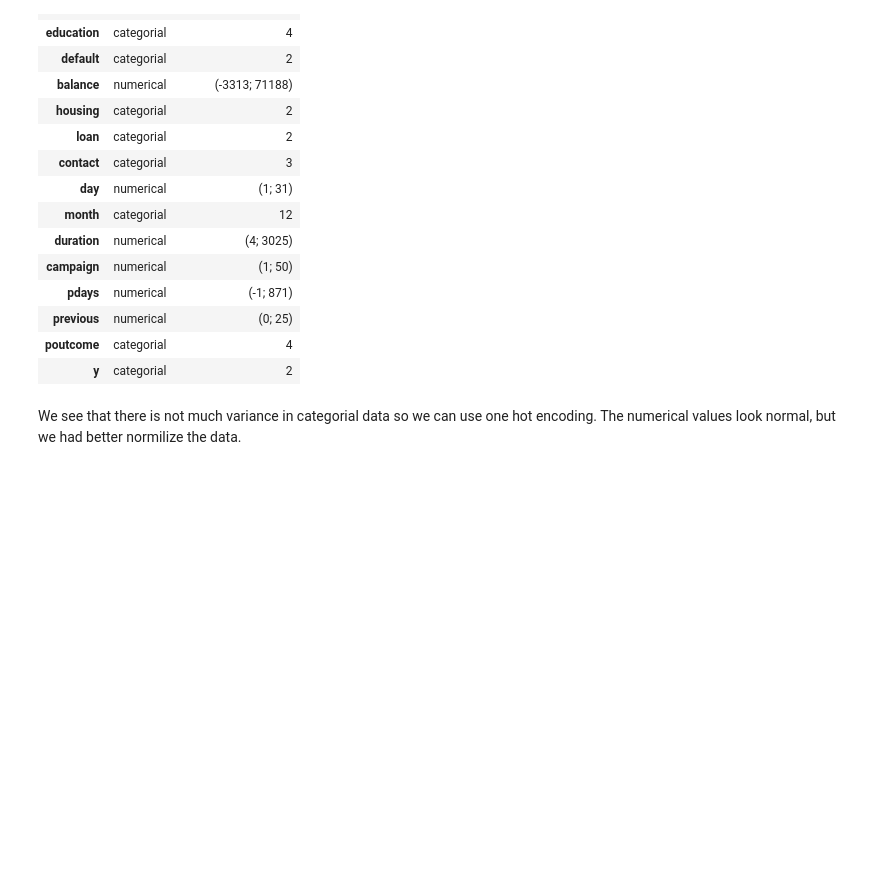
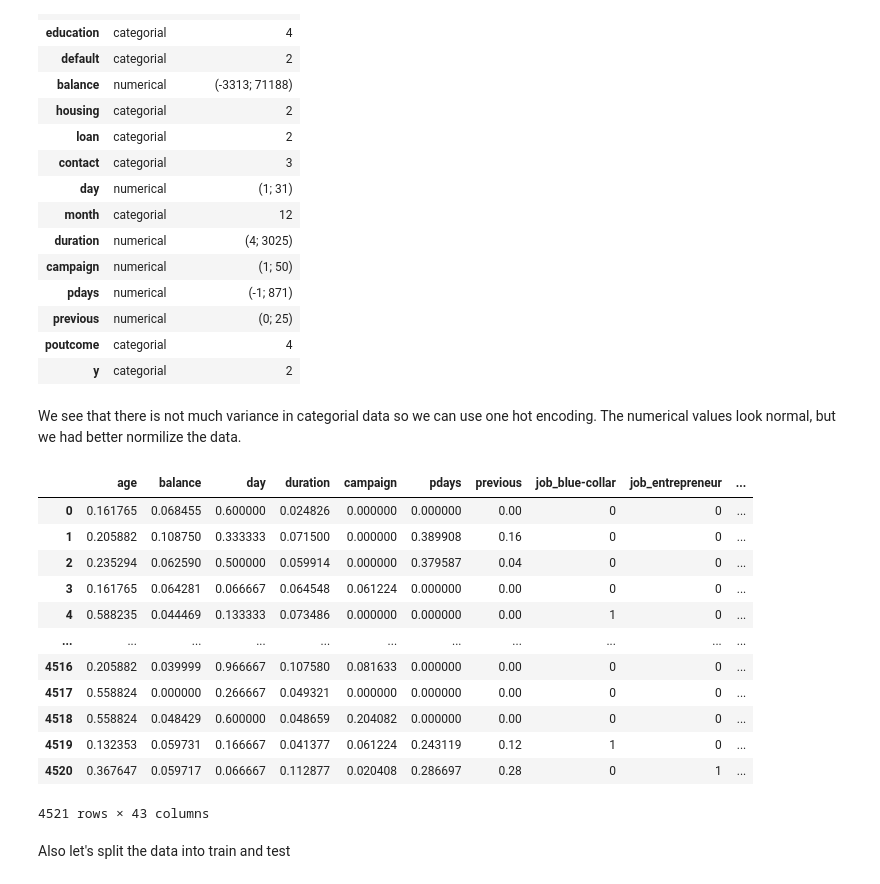
Before and after one commit to SIrRob525/Credit-scoring-experiments, a Jupyter notebook: credit-scoring-analysis.ipynb, the cells around one changed output. Drawn from its saved outputs; the diff is of its cells as text; code cells hidden in the pictures; blank space fills up the shorter version.

Commit message:
Finished preprocessing, trained logistic regression

```diff
--- a/credit-scoring-analysis.ipynb
+++ b/credit-scoring-analysis.ipynb
@@ -79,3 +81,32 @@ values_df
 | y | categorial | 2 |
 # %% [markdown]
 We see that there is not much variance in categorial data so we can use one hot encoding. The numerical values look normal, but we had better normilize the data.
+# %%
+from sklearn.preprocessing import MinMaxScaler
+
+
+df2 = pd.get_dummies(
+    data=df,
+    columns=cat_features,
+    drop_first=True,
+    dtype="int")
+
+scaler = MinMaxScaler()
+df2[num_features] = scaler.fit_transform(df2[num_features])
+df2
+# %% [output]
+|  | age | balance | day | duration | campaign | pdays | previous | job_blue-collar | job_entrepreneur | ... |
+| 0 | 0.161765 | 0.068455 | 0.600000 | 0.024826 | 0.000000 | 0.000000 | 0.00 | 0 | 0 | ... |
+| 1 | 0.205882 | 0.108750 | 0.333333 | 0.071500 | 0.000000 | 0.389908 | 0.16 | 0 | 0 | ... |
+| 2 | 0.235294 | 0.062590 | 0.500000 | 0.059914 | 0.000000 | 0.379587 | 0.04 | 0 | 0 | ... |
+| 3 | 0.161765 | 0.064281 | 0.066667 | 0.064548 | 0.061224 | 0.000000 | 0.00 | 0 | 0 | ... |
+| 4 | 0.588235 | 0.044469 | 0.133333 | 0.073486 | 0.000000 | 0.000000 | 0.00 | 1 | 0 | ... |
+| ... | ... | ... | ... | ... | ... | ... | ... | ... | ... | ... |
+| 4516 | 0.205882 | 0.039999 | 0.966667 | 0.107580 | 0.081633 | 0.000000 | 0.00 | 0 | 0 | ... |
+| 4517 | 0.558824 | 0.000000 | 0.266667 | 0.049321 | 0.000000 | 0.000000 | 0.00 | 0 | 0 | ... |
+| 4518 | 0.558824 | 0.048429 | 0.600000 | 0.048659 | 0.204082 | 0.000000 | 0.00 | 0 | 0 | ... |
+| 4519 | 0.132353 | 0.059731 | 0.166667 | 0.041377 | 0.061224 | 0.243119 | 0.12 | 1 | 0 | ... |
+| 4520 | 0.367647 | 0.059717 | 0.066667 | 0.112877 | 0.020408 | 0.286697 | 0.28 | 0 | 1 | ... |
+4521 rows × 43 columns
+# %% [markdown]
+Also let's split the data into train and test
```
Also changed, not shown: parts of 6 cells of this notebook.
